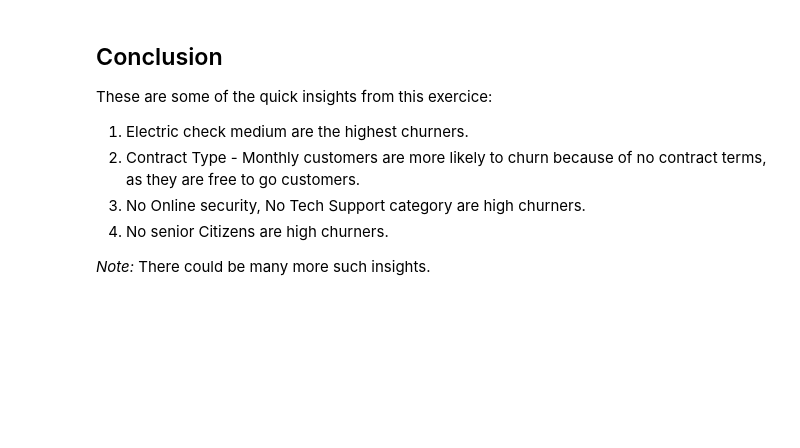
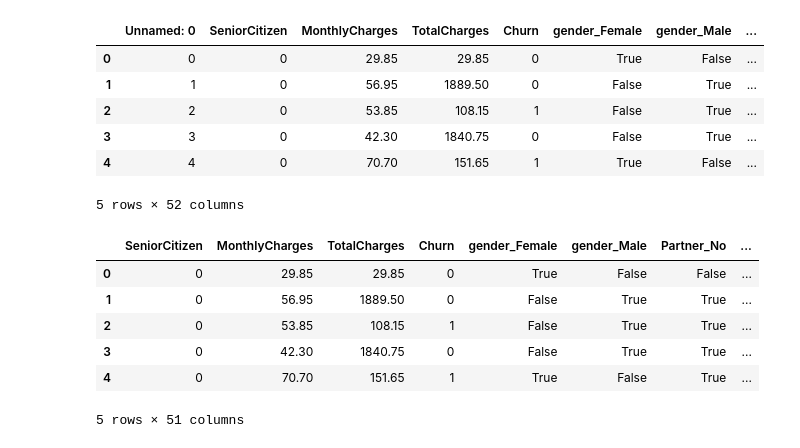
Before and after one commit to aguechfirass100/customer-churn-prediction-telecom, a Jupyter notebook: notebooks/churn_prediction_model.ipynb, the cells around one changed output. Saved outputs shown, nothing was run; the diff lists cells and outputs as text; code cells hidden in the pictures; blank space fills up the shorter version.

```diff
--- a/notebooks/churn_prediction_model.ipynb
+++ b/notebooks/churn_prediction_model.ipynb
@@ -450,9 +0,0 @@ telco_data_dummies.to_csv('C:/Users/AGFirass/Documents/GitHub/customer-churn-pre
-# %% [markdown]
-## Conclusion
-These are some of the quick insights from this exercice:
-1. Electric check medium are the highest churners.
-2. Contract Type - Monthly customers are more likely to churn because of no contract terms, as they are free to go customers.
-3. No Online security, No Tech Support category are high churners.
-4. No senior Citizens are high churners.
-
-*Note:* There could be many more such insights.
@@ -458,0 +11,12 @@ These are some of the quick insights from this exercice:
+# %%
+df = pd.read_csv('C:/Users/AGFirass/Documents/GitHub/customer-churn-prediction-telecom/data/tel_churn.csv')
+# %%
+df.head()
+# %% [output]
+|  | Unnamed: 0 | SeniorCitizen | MonthlyCharges | TotalCharges | Churn | gender_Female | gender_Male | ... |
+| 0 | 0 | 0 | 29.85 | 29.85 | 0 | True | False | ... |
+| 1 | 1 | 0 | 56.95 | 1889.50 | 0 | False | True | ... |
+| 2 | 2 | 0 | 53.85 | 108.15 | 1 | False | True | ... |
+| 3 | 3 | 0 | 42.30 | 1840.75 | 0 | False | True | ... |
+| 4 | 4 | 0 | 70.70 | 151.65 | 1 | True | False | ... |
+5 rows × 52 columns
@@ -458,0 +25,10 @@ These are some of the quick insights from this exercice:
+# %%
+df.head()
+# %% [output]
+|  | SeniorCitizen | MonthlyCharges | TotalCharges | Churn | gender_Female | gender_Male | Partner_No | ... |
+| 0 | 0 | 29.85 | 29.85 | 0 | True | False | False | ... |
+| 1 | 0 | 56.95 | 1889.50 | 0 | False | True | True | ... |
+| 2 | 0 | 53.85 | 108.15 | 1 | False | True | True | ... |
+| 3 | 0 | 42.30 | 1840.75 | 0 | False | True | True | ... |
+| 4 | 0 | 70.70 | 151.65 | 1 | True | False | True | ... |
+5 rows × 51 columns
```
Also changed, not shown: parts of 107 cells of this notebook.
